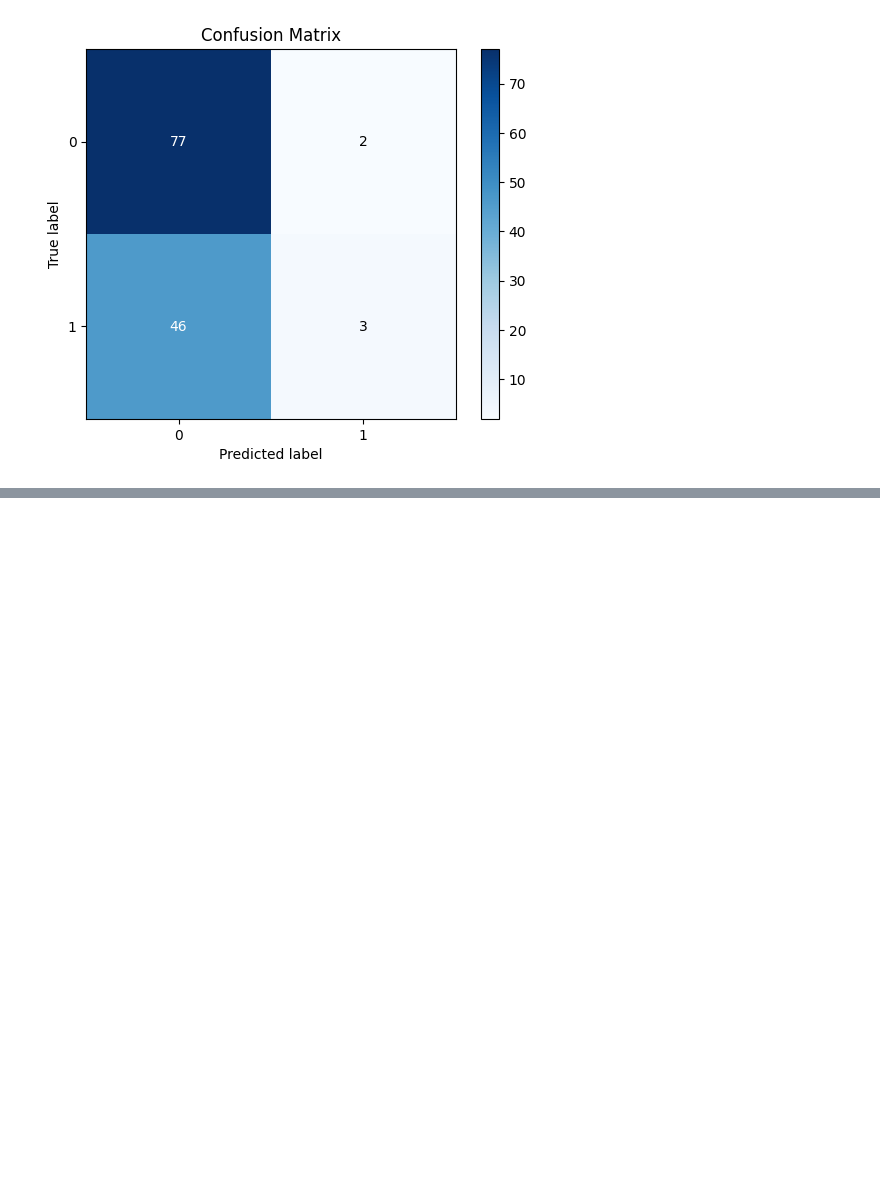
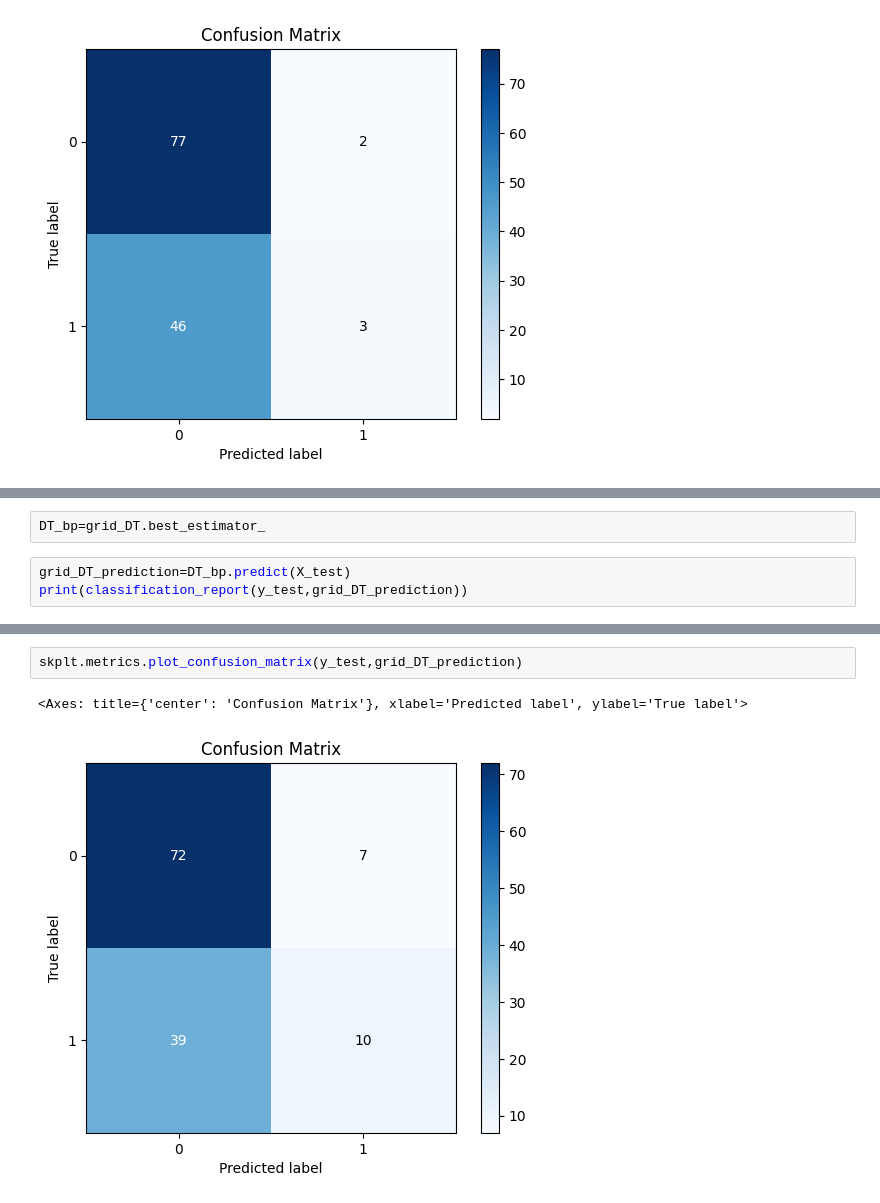
Before and after one commit to mamueljr/ML_Final, a Jupyter notebook: final_project_173374.ipynb, the cells around one changed output, grey strips where cells are left out. Saved outputs shown, nothing was run; the diff lists cells and outputs as text; blank space fills up the shorter version.

```diff
--- a/final_project_173374.ipynb
+++ b/final_project_173374.ipynb
@@ -524,0 +585,5 @@ Podemos observar que SVM con los datos transformados se quedo exactamente igual
+# %%
+DT_bp=grid_DT.best_estimator_
+# %%
+grid_DT_prediction=DT_bp.predict(X_test)
+print(classification_report(y_test,grid_DT_prediction))
@@ -524,0 +599,5 @@ Podemos observar que SVM con los datos transformados se quedo exactamente igual
+# %%
+skplt.metrics.plot_confusion_matrix(y_test,grid_DT_prediction)
+# %% [output]
+<Axes: title={'center': 'Confusion Matrix'}, xlabel='Predicted label', ylabel='True label'>
+[figure, added]
```
Also changed, not shown: parts of 13 cells of this notebook.
